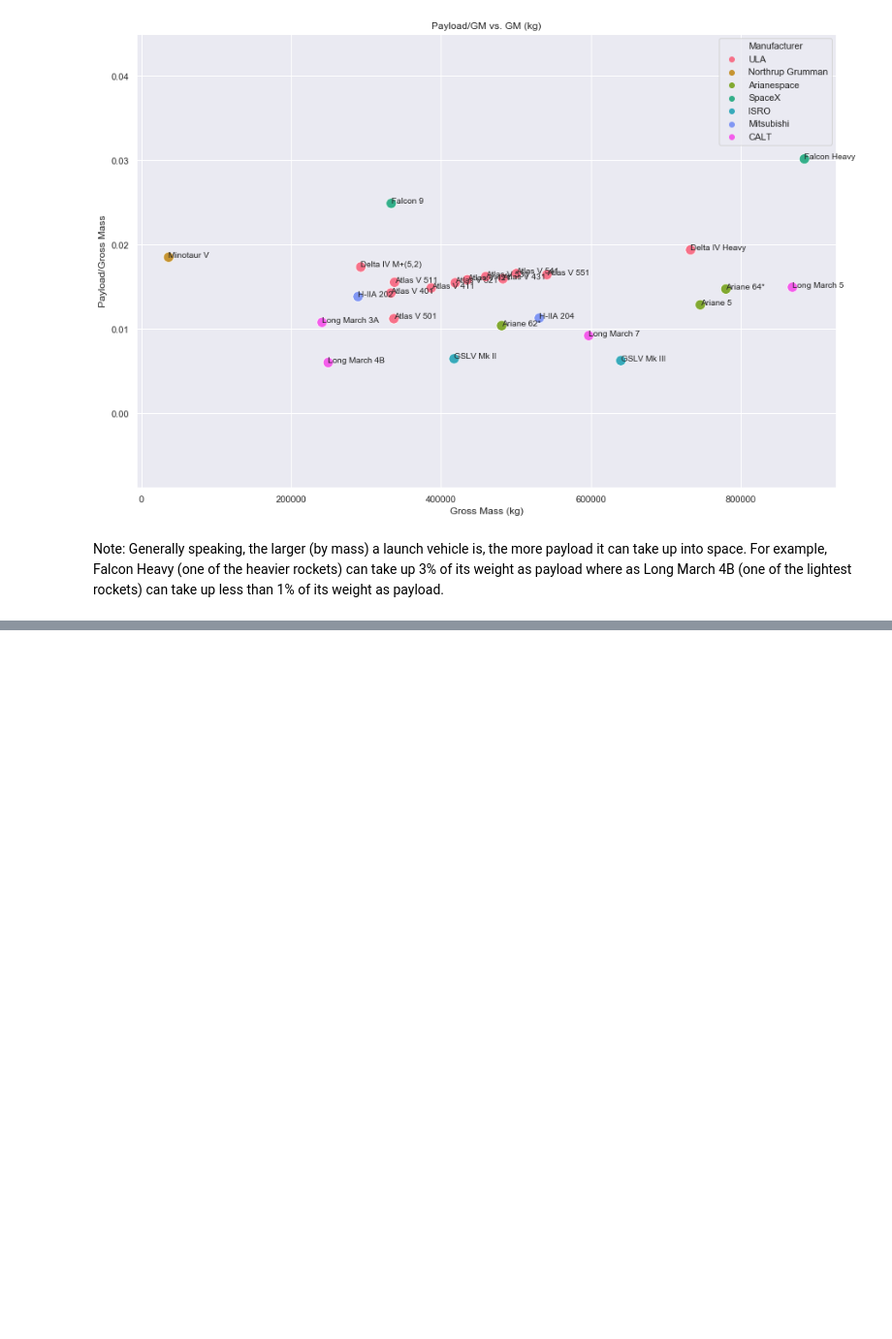
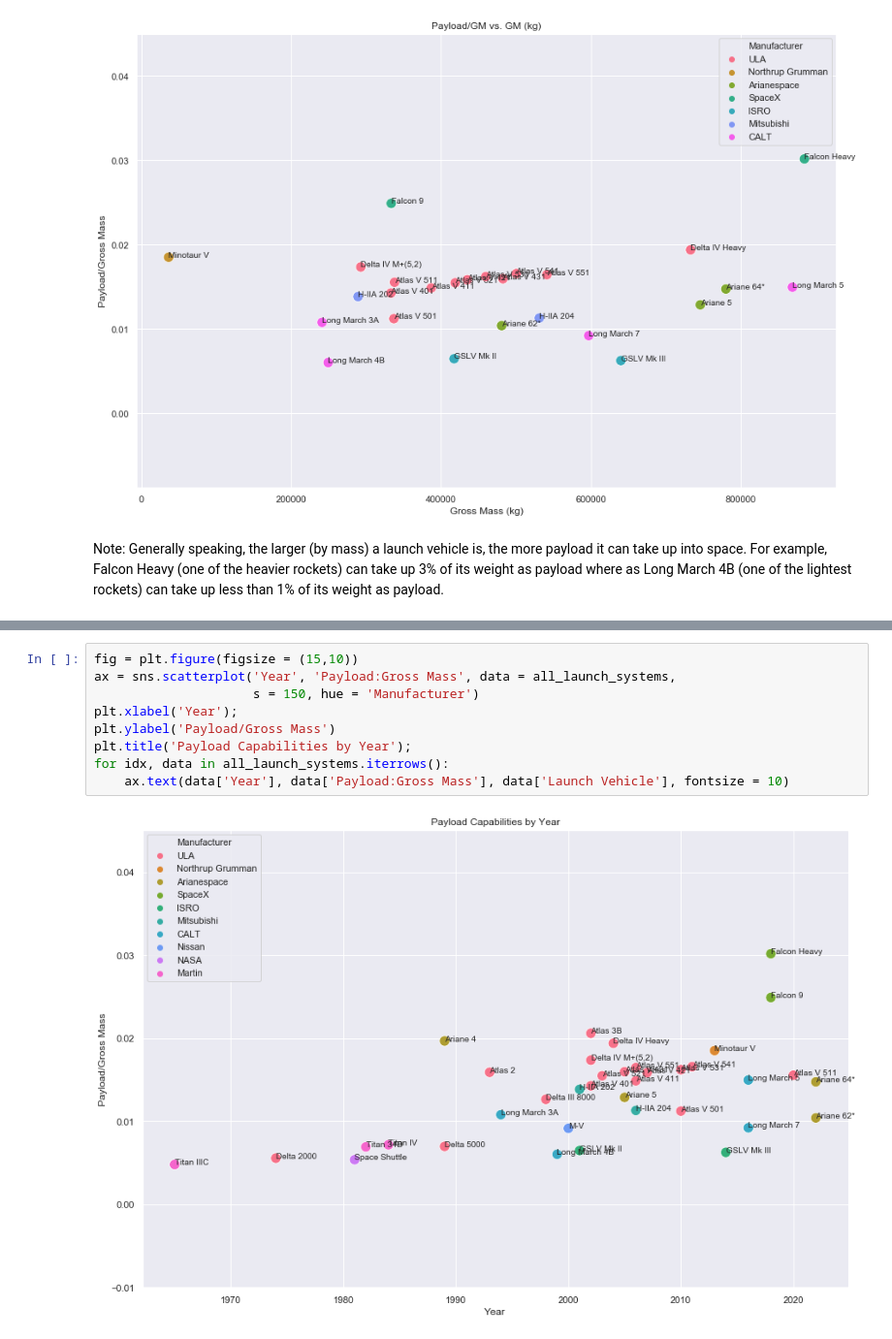
Before and after one commit to candaceyee/Space-Based-Solar, a Jupyter notebook: current_launch_systems.ipynb, the cells around one changed output, grey strips where cells are left out. Shown: that part at 97% size. Cells and saved outputs as stored; diff of their text form; blank space fills up the shorter version.

```diff
--- a/current_launch_systems.ipynb
+++ b/current_launch_systems.ipynb
@@ -314,0 +406,11 @@ Note: Generally speaking, the larger (by mass) a launch vehicle is, the more pay
+# %%
+fig = plt.figure(figsize = (15,10))
+ax = sns.scatterplot('Year', 'Payload:Gross Mass', data = all_launch_systems,
+                     s = 150, hue = 'Manufacturer')
+plt.xlabel('Year');
+plt.ylabel('Payload/Gross Mass')
+plt.title('Payload Capabilities by Year');
+for idx, data in all_launch_systems.iterrows():
+    ax.text(data['Year'], data['Payload:Gross Mass'], data['Launch Vehicle'], fontsize = 10)
+# %% [output]
+[figure, added]
```
Also changed, not shown: parts of 10 cells of this notebook.
